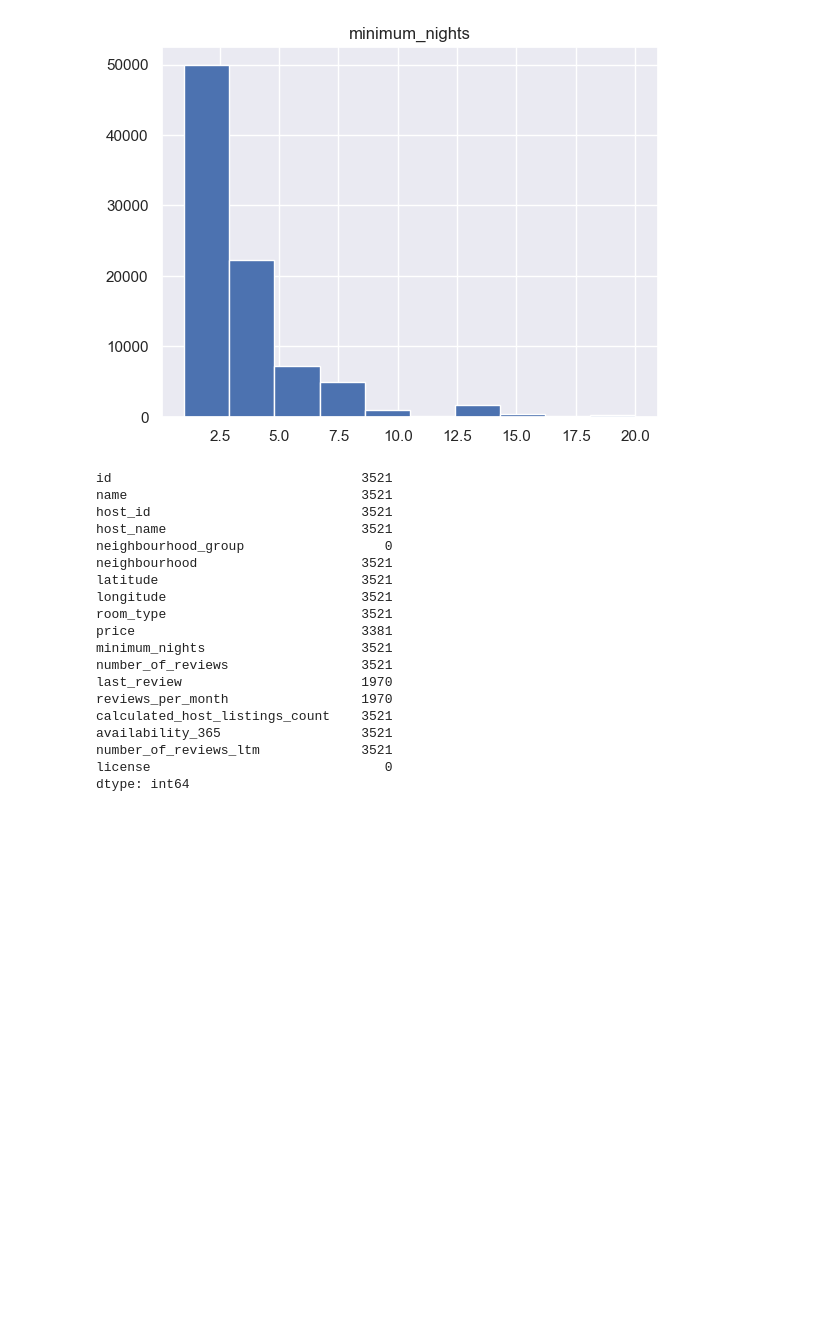
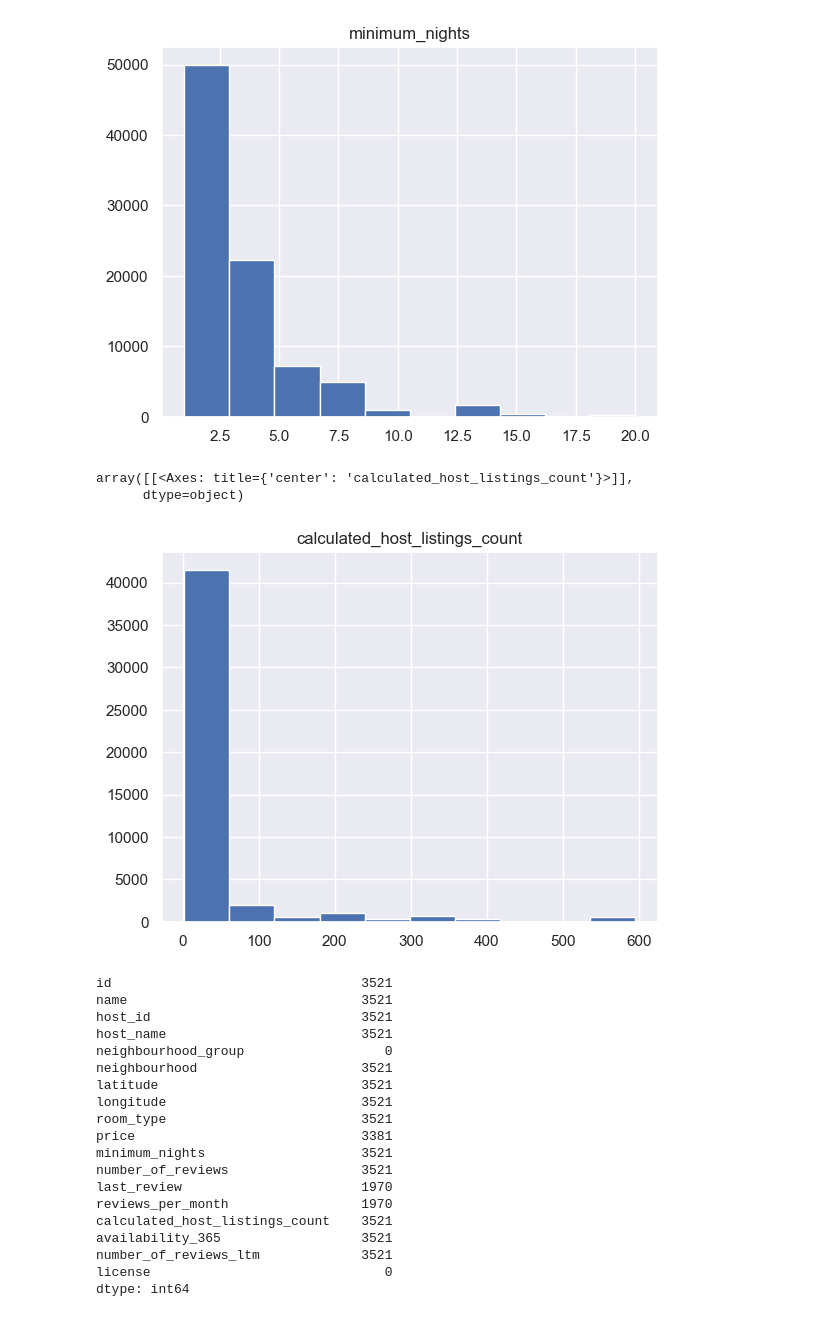
Before and after one commit to 18txm/inside-airbnb-vacancies, a Jupyter notebook: rq2.ipynb, the cells around one changed output. Saved outputs shown, nothing was run; the diff lists cells and outputs as text; code cells hidden in the pictures; blank space fills up the shorter version.

```diff
--- a/rq2.ipynb
+++ b/rq2.ipynb
@@ -186,6 +189,12 @@ pd.DataFrame.hist(data = sum_listings[sum_listings['minimum_nights']<21], column
 # %% [output]
 array([[<Axes: title={'center': 'minimum_nights'}>]], dtype=object)
 [figure]
+# %%
+pd.DataFrame.hist(data = listings[listings['calculated_host_listings_count']>1], column='calculated_host_listings_count', bins=10)
+# %% [output]
+array([[<Axes: title={'center': 'calculated_host_listings_count'}>]],
+      dtype=object)
+[figure, added]
 # %%
 sum_listings[sum_listings['minimum_nights']>21].count()
 # %% [output]
```
Also changed, not shown: parts of 8 cells of this notebook, 1 other file.
